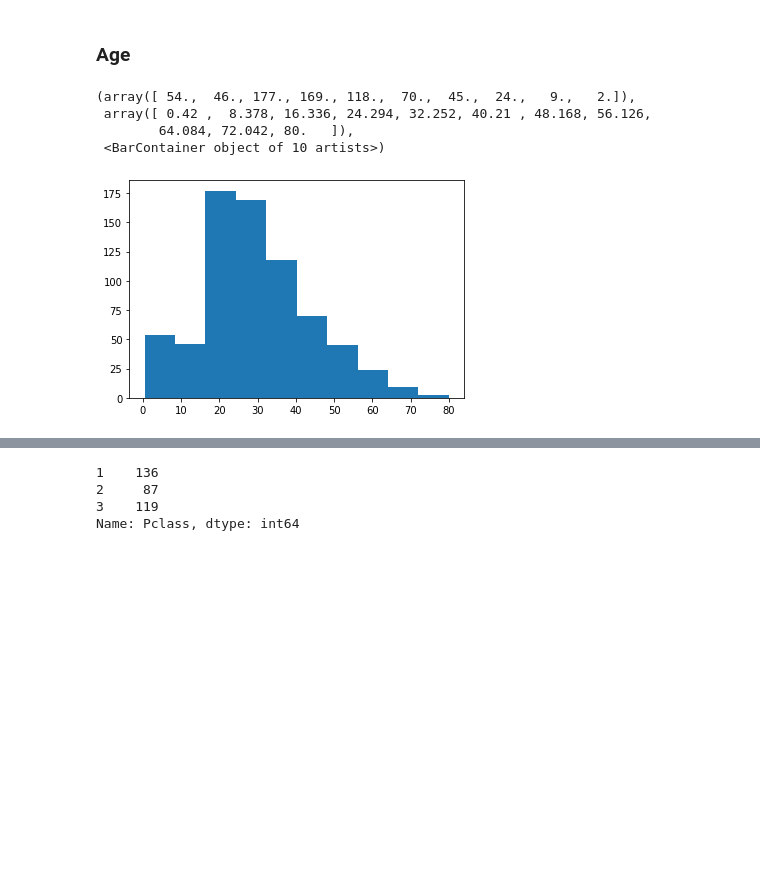
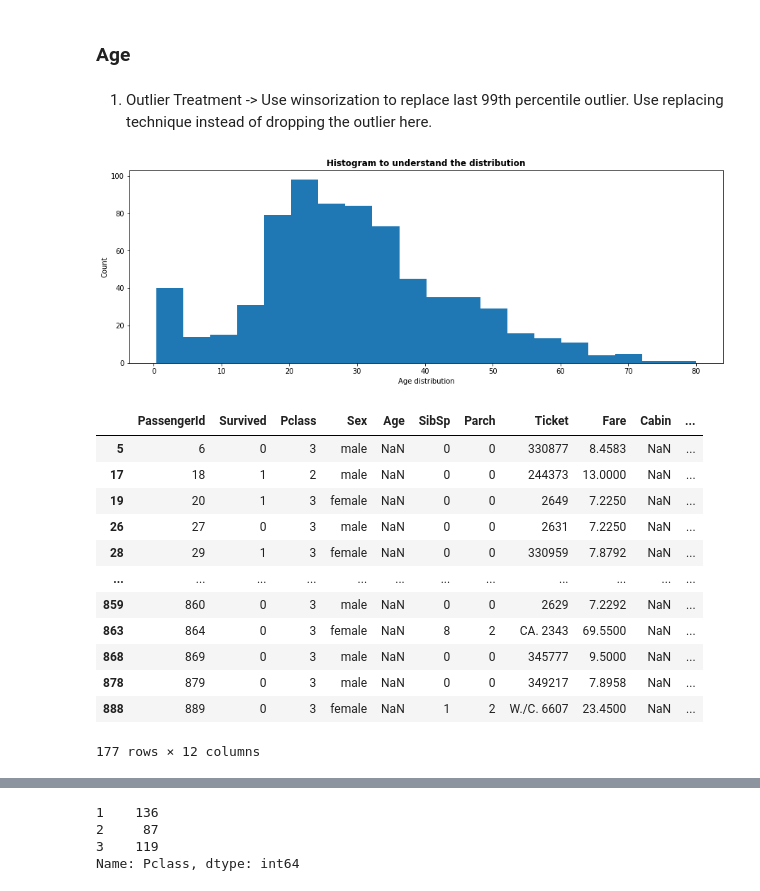
Before and after one commit to Neelam-Singhal/ClassificationProblem, a Jupyter notebook: titanic.ipynb, the cells around one changed output, grey strips where cells are left out. Drawn from its saved outputs; the diff is of its cells as text; code cells hidden in the pictures; blank space fills up the shorter version.

```diff
--- a/titanic.ipynb
+++ b/titanic.ipynb
@@ -201,11 +202,40 @@ y.bar_label(y.containers[1]);
 [figure]
 # %% [markdown]
 ### <b>Age</b>
+# %% [markdown]
+1. Outlier Treatment -> Use winsorization to replace last 99th percentile outlier. Use replacing technique instead of dropping the outlier here.
+# %%
+# Histogram to understand the distribution
+
+plt.figure(figsize = (15, 5))
+plt.title("Histogram to understand the distribution", fontweight='bold')
+plt.xlabel('Age distribution')
+plt.ylabel('Count')
+plt.hist(train.Age, bins=20);
+plt.show()
+
+# Boxplot to understand distribution and check if there are outliers
+plt.figure(figsize = (15,5))
+plt.title("Boxplot to understand the distribution for each target variable", fontweight='bold')
+plt.xlabel('Survived / Not-Survived')
+plt.ylabel('Age')
+sns.boxplot(y='Age', x='Survived', data=train)
+plt.show()
+# %% [output]
+[figure, added]
 # %%
-plt.hist(train.Age)
+train[train.Age.isnull()]
 # %% [output]
+|  | PassengerId | Survived | Pclass | Sex | Age | SibSp | Parch | Ticket | Fare | Cabin | ... |
+| 5 | 6 | 0 | 3 | male | NaN | 0 | 0 | 330877 | 8.4583 | NaN | ... |
+| 17 | 18 | 1 | 2 | male | NaN | 0 | 0 | 244373 | 13.0000 | NaN | ... |
+| 19 | 20 | 1 | 3 | female | NaN | 0 | 0 | 2649 | 7.2250 | NaN | ... |
+| 26 | 27 | 0 | 3 | male | NaN | 0 | 0 | 2631 | 7.2250 | NaN | ... |
+| 28 | 29 | 1 | 3 | female | NaN | 0 | 0 | 330959 | 7.8792 | NaN | ... |
+| ... | ... | ... | ... | ... | ... | ... | ... | ... | ... | ... | ... |
+| 859 | 860 | 0 | 3 | male | NaN | 0 | 0 | 2629 | 7.2292 | NaN | ... |
+| 863 | 864 | 0 | 3 | female | NaN | 8 | 2 | CA. 2343 | 69.5500 | NaN | ... |
+| 868 | 869 | 0 | 3 | male | NaN | 0 | 0 | 345777 | 9.5000 | NaN | ... |
+| 878 | 879 | 0 | 3 | male | NaN | 0 | 0 | 349217 | 7.8958 | NaN | ... |
+| 888 | 889 | 0 | 3 | female | NaN | 1 | 2 | W./C. 6607 | 23.4500 | NaN | ... |
-(array([ 54.,  46., 177., 169., 118.,  70.,  45.,  24.,   9.,   2.]),
- array([ 0.42 ,  8.378, 16.336, 24.294, 32.252, 40.21 , 48.168, 56.126,
-        64.084, 72.042, 80.   ]),
- <BarContainer object of 10 artists>)
+177 rows × 12 columns
-[figure, removed]
```
Also changed, not shown: parts of 15 cells of this notebook.
